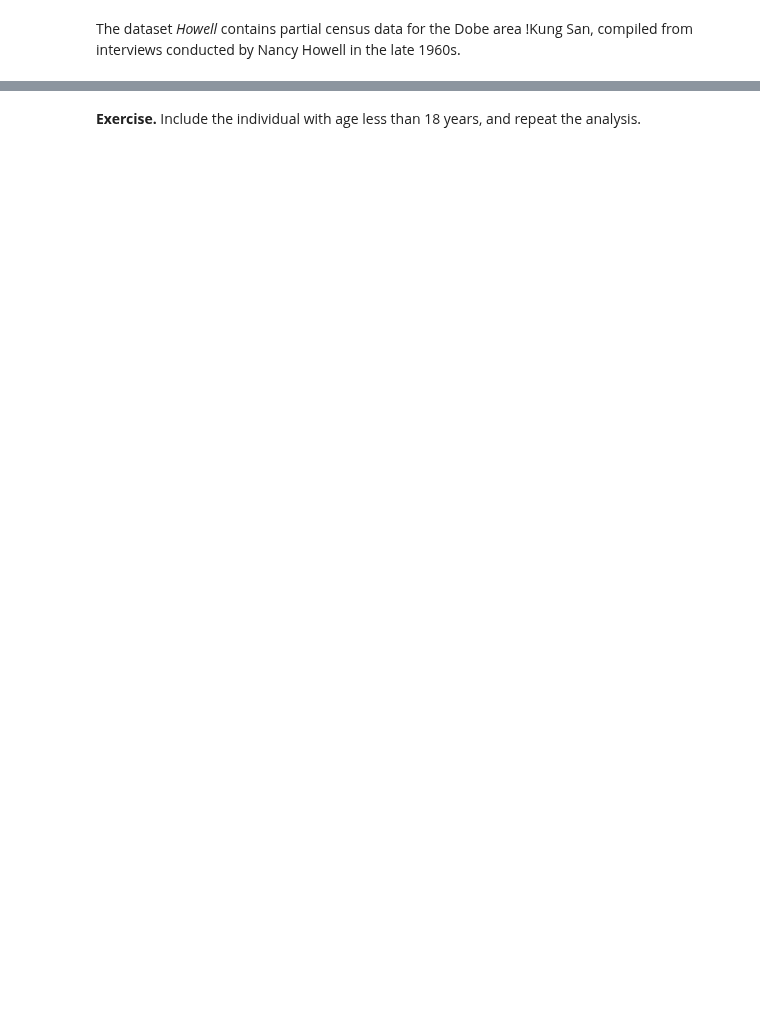
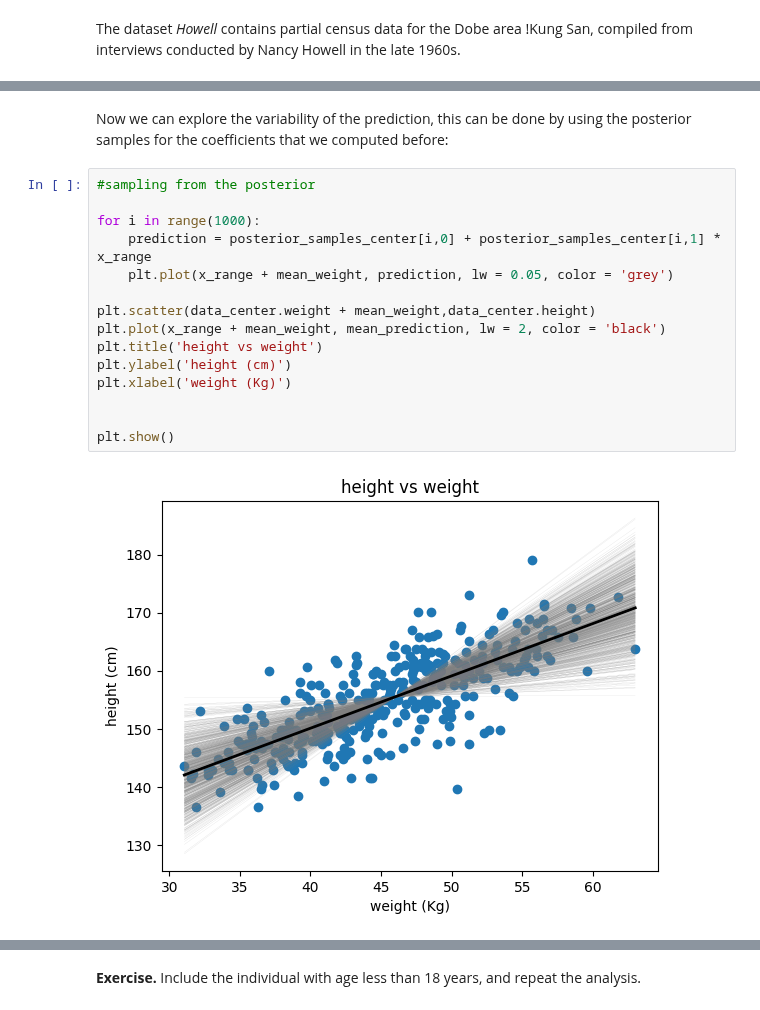
Before and after one commit to jorislimonier/uca-msc-dsai, a Jupyter notebook: bayesian-learning/practice/05-notebook.ipynb, the cells around one changed output, grey strips where cells are left out. Cells and saved outputs as stored; diff of their text form; blank space fills up the shorter version.

```diff
--- a/bayesian-learning/practice/05-notebook.ipynb
+++ b/bayesian-learning/practice/05-notebook.ipynb
@@ -332,0 +190,19 @@ plt.plot()
+# %% [markdown]
+Now we can explore the variability of the prediction, this can be done by using the posterior samples for the coefficients that we computed before:
+# %%
+#sampling from the posterior
+
+for i in range(1000):
+    prediction = posterior_samples_center[i,0] + posterior_samples_center[i,1] * x_range
+    plt.plot(x_range + mean_weight, prediction, lw = 0.05, color = 'grey')
+
+plt.scatter(data_center.weight + mean_weight,data_center.height)
+plt.plot(x_range + mean_weight, mean_prediction, lw = 2, color = 'black')
+plt.title('height vs weight')
+plt.ylabel('height (cm)')
+plt.xlabel('weight (Kg)')
+
+
+plt.show()
+# %% [output]
+[figure, added]
```
Also changed, not shown: parts of 54 cells of this notebook, 3 other files.
